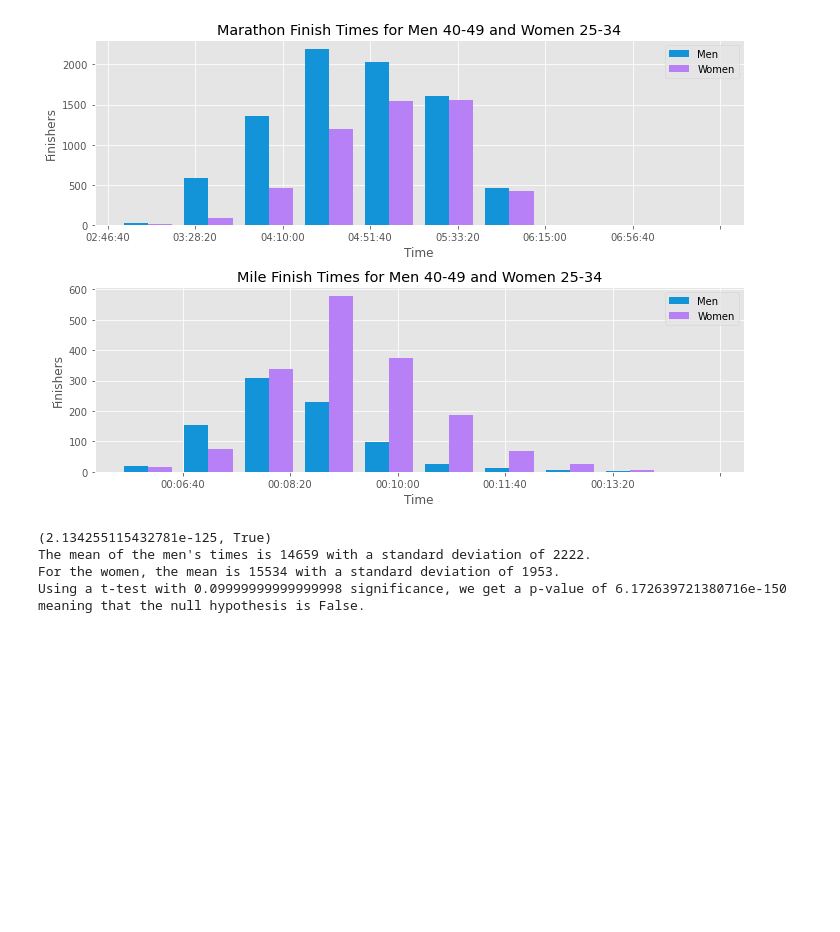
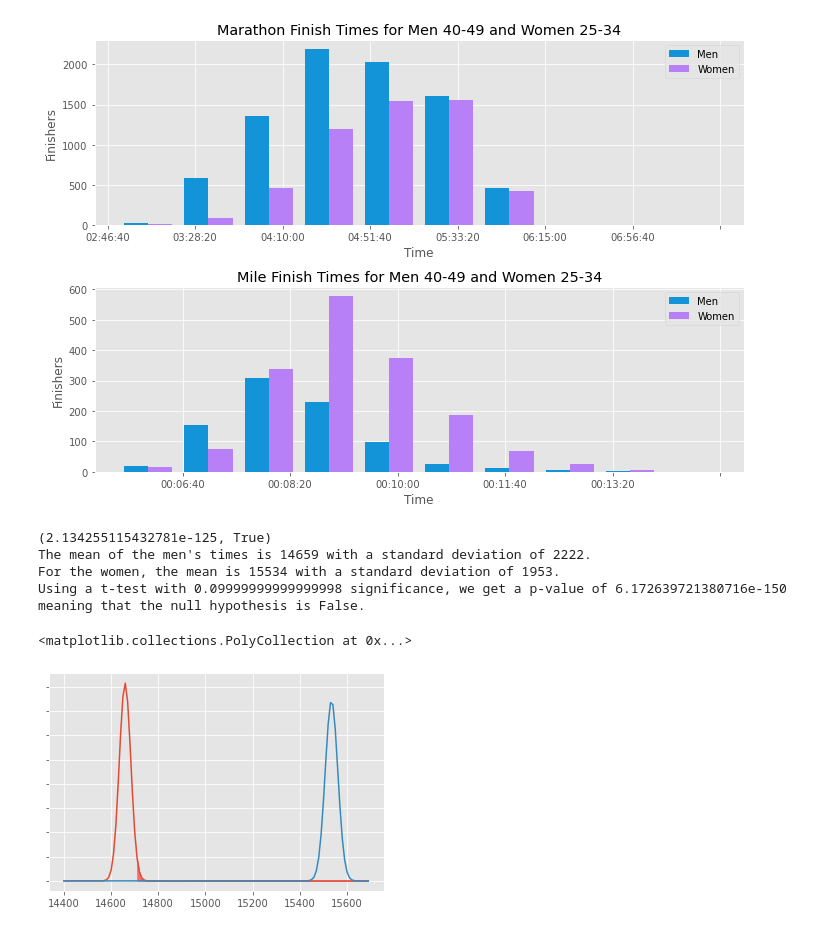
Before and after one commit to annewbarry/running_rivalries, a Jupyter notebook: Real_data_stats.ipynb, the cells around one changed output. Saved outputs shown, nothing was run; the diff lists cells and outputs as text; code cells hidden in the pictures; blank space fills up the shorter version.

```diff
--- a/Real_data_stats.ipynb
+++ b/Real_data_stats.ipynb
@@ -277,0 +274,14 @@ alpha = .
+# %%
+x = np.arange(14400, 15700, 10)
+men = stats.norm(sub_12_list[0].mean(), sub_12_list[0].std()/np.sqrt(sub_12_list[0].count()))
+women = stats.norm(sub_12_list[1].mean(), sub_12_list[1].std()/np.sqrt(sub_12_list[1].count()))
+
+fig,ax = plt.subplots()
+ax.plot(x, men.pdf(x))
+ax.plot(x, women.pdf(x))
+ax.set_yticklabels([])
+statistic = men.ppf(.975)
+ax.fill_between(x, men.pdf(x), where=(x >= statistic), color="red", alpha=0.5)
+# %% [output]
+<matplotlib.collections.PolyCollection at 0x...>
+[figure, added]
```
Also changed, not shown: parts of 9 cells of this notebook.
